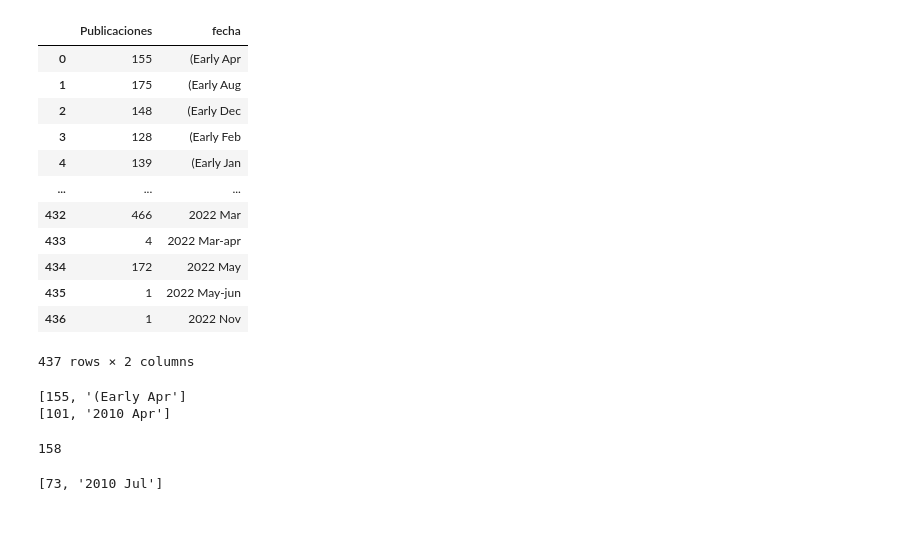
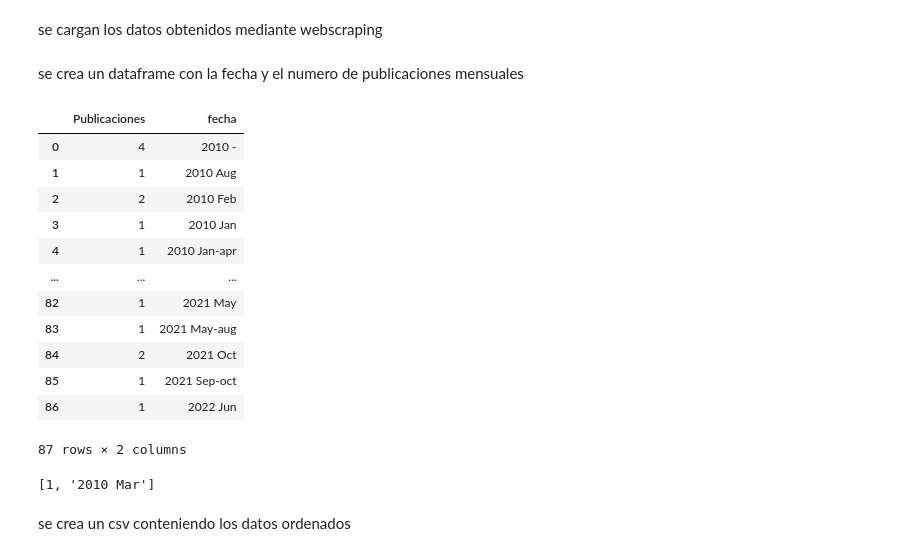
Before and after one commit to robertoneris/taller2-Roberto-Neris-Anibal-Paez, a Jupyter notebook: 4.Taller 2 BigData LSTM.ipynb, the cells around one changed output. Cells and saved outputs as stored; diff of their text form; code cells hidden in the pictures; blank space fills up the shorter version.

```diff
--- a/4.Taller 2 BigData LSTM.ipynb
+++ b/4.Taller 2 BigData LSTM.ipynb
@@ -39,6 +38,8 @@ from keras.layers import Dense
 from keras.layers import LSTM
 from sklearn.preprocessing import MinMaxScaler
 from sklearn.metrics import mean_squared_error
+# %% [markdown]
+se cargan los datos obtenidos mediante webscraping
 # %%
 File = pd.ExcelFile('DatosWoS.xlsx')
 df=File.parse('Sheet1')
@@ -47,40 +48,37 @@ def convertfecha(month_name):
     datetime_object = datetime.datetime.strptime(month_name, "%b")
     month_number = datetime_object.month
     return month_number
+# %% [markdown]
+se crea un dataframe con la fecha y el numero de publicaciones mensuales
 # %%
 df_year = df.sort_values('Año')
 df_reorder = df_year.groupby(["Año","Mes"]).count()
 df_back = df_reorder.reset_index()
-df_back = df_back.drop(labels = 437, axis = 0)
 df_fdf = pd.DataFrame(df_back.Titulo).copy()
-df_fdf["fecha"] = df_back.Año + " " + df_back.Mes
+df_fdf["fecha"] = df_back.Año.apply(str)  + " " + df_back.Mes.apply(str)
 df_fdf.reindex(columns = ["fecha","Titulo"])
 df_fdf.rename({"Titulo" :"Publicaciones"},axis = 1)
 # %% [output]
 |  | Publicaciones | fecha |
-| 0 | 155 | (Early Apr |
-| 1 | 175 | (Early Aug |
-| 2 | 148 | (Early Dec |
-| 3 | 128 | (Early Feb |
-| 4 | 139 | (Early Jan |
+| 0 | 4 | 2010 - |
+| 1 | 1 | 2010 Aug |
+| 2 | 2 | 2010 Feb |
+| 3 | 1 | 2010 Jan |
+| 4 | 1 | 2010 Jan-apr |
 | ... | ... | ... |
-| 432 | 466 | 2022 Mar |
-| 433 | 4 | 2022 Mar-apr |
-| 434 | 172 | 2022 May |
-| 435 | 1 | 2022 May-jun |
-| 436 | 1 | 2022 Nov |
+| 82 | 1 | 2021 May |
+| 83 | 1 | 2021 May-aug |
+| 84 | 2 | 2021 Oct |
+| 85 | 1 | 2021 Sep-oct |
+| 86 | 1 | 2022 Jun |
-437 rows × 2 columns
+87 rows × 2 columns
 # %%
 list_df = df_fdf.values.tolist()
-print(list_df[0])
+
 list_df_new = []
 for i in range(len(list_df)):
     if any(ch.isdigit() for ch in list_df[i][1]) == True:
         list_df_new.append(list_df[i])
-print(list_df_new[0])
-# %% [output]
-[155, '(Early Apr']
-[101, '2010 Apr']
 # %%
 for i in range(len(list_df_new)):
     if ("-" in list_df_new[i][1]) == True:
@@ -109,8 +107,4 @@ for i in range(len(list_df_new)):
         flist_df.append(list_df_new[i])
-# %%
-print(len(flist_df))
-# %% [output]
-158
 # %%
 print(flist_df[5])
 months = ["January","February","March","April","May","June","July","August","September","October","November","December"]
@@ -119,7 +113,7 @@ cmonths = ["Jan","Feb","Mar","Apr","May","Jun","Jul","Aug","Sep","Oct","Nov","De
 for i in range(len(flist_df)):
     month = flist_df[i][1].split()[1]
     month = month.replace(".","")
-    month = re.sub('[!,*)@#%(&$_?.^:-]', '', month)
+    month = re.sub("[!,*)@#%(&$_?.^:-]'", '', month)
     for j in range(9):
         month = month.replace(str(j),"")
     for k in range(len(months)):
@@ -131,9 +125,10 @@ for i in range(len(flist_df)):
     year = year.replace(" ","")
     month = convertfecha(month)
     new_value = str(year) + "-" + str(month)
-    flist_df[i][1] = new_value
 # %% [output]
-[73, '2010 Jul']
+[1, '2010 Mar']
+# %% [markdown]
+se crea un csv conteniendo los datos ordenados
 # %%
 nfdf = pd.DataFrame(flist_df,columns=["Publicaciones","Fecha"])
 # %%
```
Also changed, not shown: parts of 18 cells of this notebook, 11 other files.
